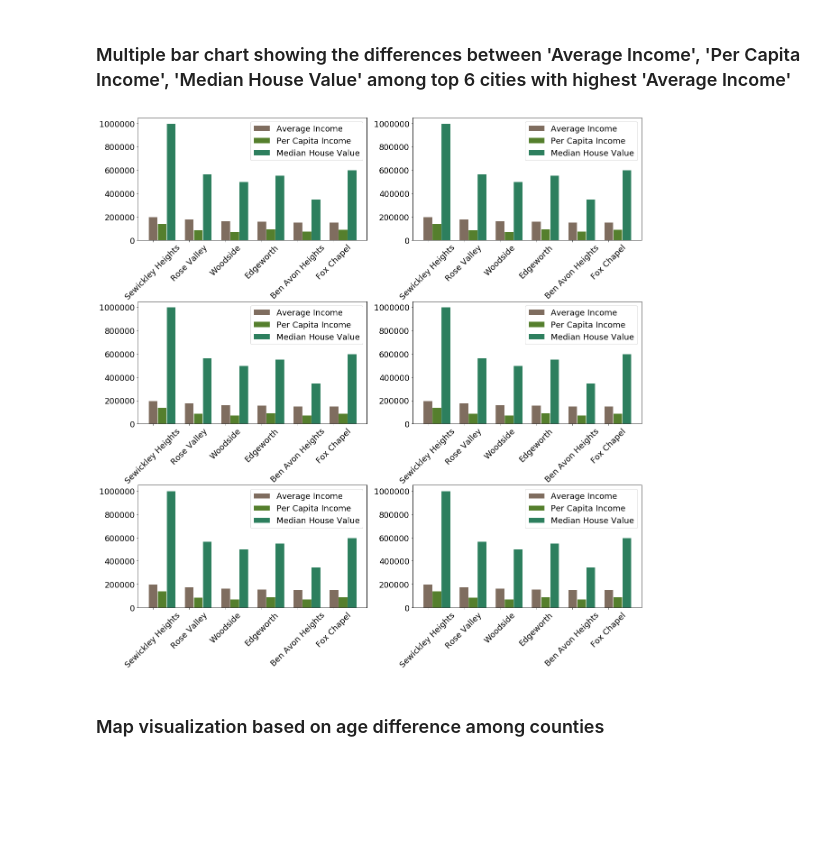
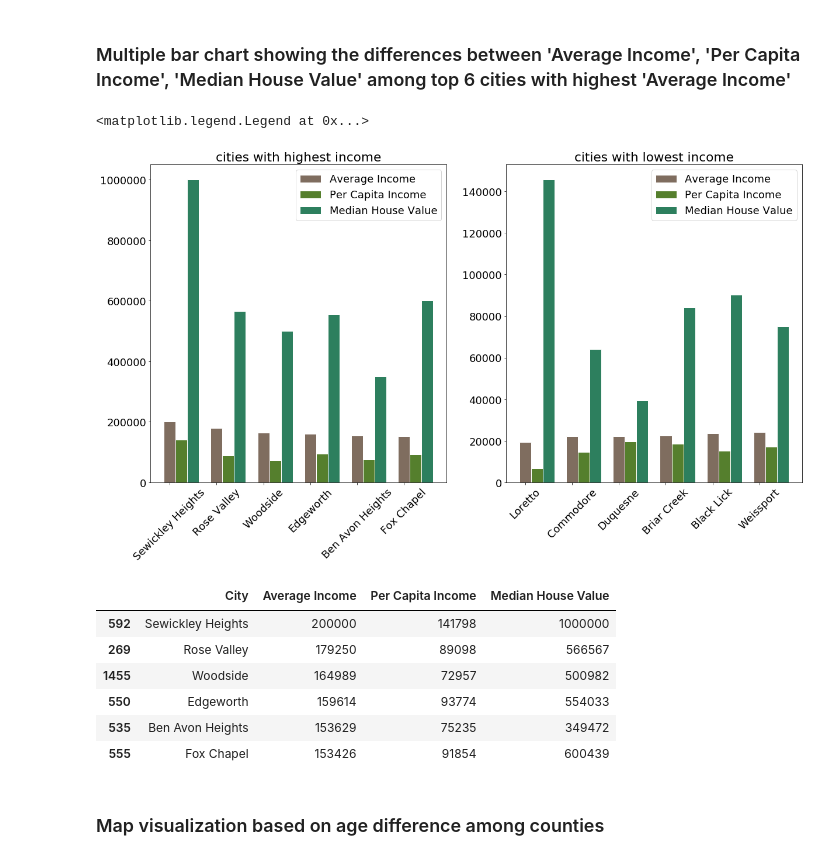
Before and after one commit to RebeccaXXX/DOM-and-Gerry, a Jupyter notebook: Visualization.ipynb, the cells around one changed output. Drawn from its saved outputs; the diff is of its cells as text; code cells hidden in the pictures; blank space fills up the shorter version.

```diff
--- a/Visualization.ipynb
+++ b/Visualization.ipynb
@@ -94,24 +94,45 @@ Lehigh-County
 ### Multiple bar chart showing the differences between 'Average Income', 'Per Capita Income', 'Median House Value' among top 6 cities with highest 'Average Income'
 # %%
 valueData = data.iloc[:,[0,3,6,7]]
-valueData = valueData.nlargest(6,'Average Income')
+richCity = valueData.nlargest(6,'Average Income')
+poorCity = valueData.nsmallest(6,'Average Income')
 
-fig, axes = plt.subplots(3,2,figsize=(20,20))
+index = 0
+fig, axes = plt.subplots(1,2,figsize=(20,10))
 fig.subplots_adjust(hspace = 0.5)
 barWidth = 0.25
 r1 = np.arange(6)
 r2 = [x + barWidth for x in r1]
 r3 = [x + barWidth for x in r2]
-for i in range(3):
-    for j in range(2):
-        axes[i, j].bar(r1,valueData['Average Income'], color='#7f6d5f', width=barWidth, edgecolor='white', label='Average Income')
-        axes[i, j].bar(r2,valueData['Per Capita Income'], color='#557f2d', width=barWidth, edgecolor='white', label='Per Capita Income')
-        axes[i, j].bar(r3,valueData['Median House Value'], color='#2d7f5e', width=barWidth, edgecolor='white', label='Median House Value')
-        axes[i, j].set_xticks(np.arange(6))
-        axes[i, j].set_xticklabels(list(valueData['City']), minor = False, rotation=45)
-        axes[i, j].legend()
+
+axes[0].bar(r1,richCity['Average Income'], color='#7f6d5f', width=barWidth, edgecolor='white', label='Average Income')
+axes[0].bar(r2,richCity['Per Capita Income'], color='#557f2d', width=barWidth, edgecolor='white', label='Per Capita Income')
+axes[0].bar(r3,richCity['Median House Value'], color='#2d7f5e', width=barWidth, edgecolor='white', label='Median House Value')
+axes[0].set_xticks(np.arange(6))
+axes[0].set_xticklabels(list(richCity['City']), minor = False, rotation=45)
+axes[0].set_title("cities with highest income")
+axes[0].legend()
+
+axes[1].bar(r1,poorCity['Average Income'], color='#7f6d5f', width=barWidth, edgecolor='white', label='Average Income')
+axes[1].bar(r2,poorCity['Per Capita Income'], color='#557f2d', width=barWidth, edgecolor='white', label='Per Capita Income')
+axes[1].bar(r3,poorCity['Median House Value'], color='#2d7f5e', width=barWidth, edgecolor='white', label='Median House Value')
+axes[1].set_xticks(np.arange(6))
+axes[1].set_xticklabels(list(poorCity['City']), minor = False, rotation=45)
+axes[1].set_title("cities with lowest income")
+axes[1].legend()
 # %% [output]
+<matplotlib.legend.Legend at 0x...>
-[figure, old version]
+[figure, new version]
+# %%
+valueData
+# %% [output]
+|  | City | Average Income | Per Capita Income | Median House Value |
+| 592 | Sewickley Heights | 200000 | 141798 | 1000000 |
+| 269 | Rose Valley | 179250 | 89098 | 566567 |
+| 1455 | Woodside | 164989 | 72957 | 500982 |
+| 550 | Edgeworth | 159614 | 93774 | 554033 |
+| 535 | Ben Avon Heights | 153629 | 75235 | 349472 |
+| 555 | Fox Chapel | 153426 | 91854 | 600439 |
 # %% [markdown]
 ### Map visualization based on age difference among counties
 # %% [markdown]
```
